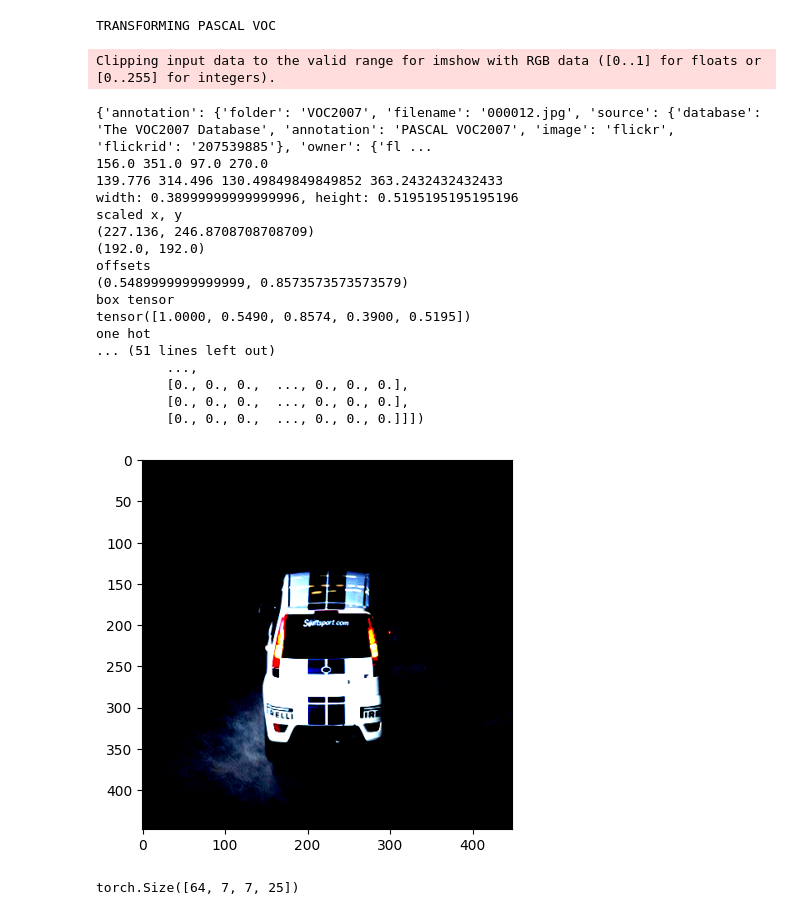
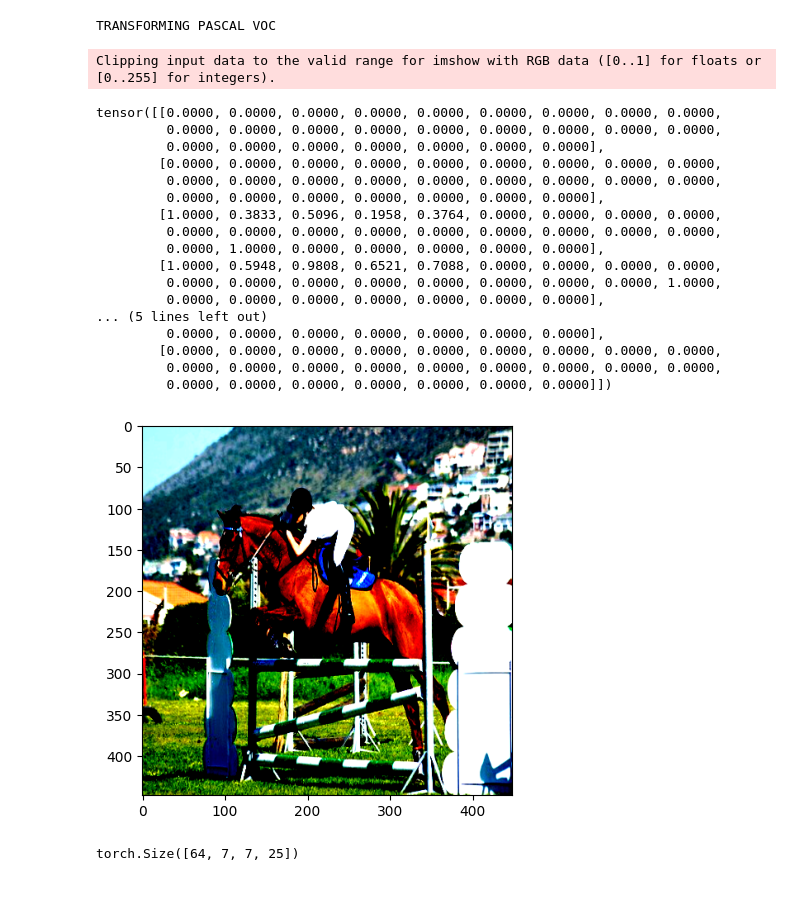
Before and after one commit to ericoericochen/yolov1-pascal-voc, a Jupyter notebook: train.ipynb, the cells around one changed output. Cells and saved outputs as stored; diff of their text form; code cells hidden in the pictures.

Commit message:
converted annotation to target

```diff
--- a/train.ipynb
+++ b/train.ipynb
@@ -26,32 +26,32 @@ voc_train = dataset.PascalVOC(pascal_voc=pascal_voc_train)
 # %% [output]
 TRANSFORMING PASCAL VOC
 # %%
-img, target = voc_train[0]
+img, target = voc_train[1]
 
 img = img.permute((1, 2, 0))
 plt.imshow(img)
 
-print(target)
+print(target[3])
 # %% [output]
 Clipping input data to the valid range for imshow with RGB data ([0..1] for floats or [0..255] for integers).
-{'annotation': {'folder': 'VOC2007', 'filename': '000012.jpg', 'source': {'database': 'The VOC2007 Database', 'annotation': 'PASCAL VOC2007', 'image': 'flickr', 'flickrid': '207539885'}, 'owner': {'fl ...
-156.0 351.0 97.0 270.0
-139.776 314.496 130.49849849849852 363.2432432432433
-width: 0.38999999999999996, height: 0.5195195195195196
-scaled x, y
-(227.136, 246.8708708708709)
-(192.0, 192.0)
-offsets
-(0.5489999999999999, 0.8573573573573579)
-box tensor
-tensor([1.0000, 0.5490, 0.8574, 0.3900, 0.5195])
-one hot
-... (51 lines left out)
-         ...,
-         [0., 0., 0.,  ..., 0., 0., 0.],
-         [0., 0., 0.,  ..., 0., 0., 0.],
-         [0., 0., 0.,  ..., 0., 0., 0.]]])
+tensor([[0.0000, 0.0000, 0.0000, 0.0000, 0.0000, 0.0000, 0.0000, 0.0000, 0.0000,
+         0.0000, 0.0000, 0.0000, 0.0000, 0.0000, 0.0000, 0.0000, 0.0000, 0.0000,
+         0.0000, 0.0000, 0.0000, 0.0000, 0.0000, 0.0000, 0.0000],
+        [0.0000, 0.0000, 0.0000, 0.0000, 0.0000, 0.0000, 0.0000, 0.0000, 0.0000,
+         0.0000, 0.0000, 0.0000, 0.0000, 0.0000, 0.0000, 0.0000, 0.0000, 0.0000,
+         0.0000, 0.0000, 0.0000, 0.0000, 0.0000, 0.0000, 0.0000],
+        [1.0000, 0.3833, 0.5096, 0.1958, 0.3764, 0.0000, 0.0000, 0.0000, 0.0000,
+         0.0000, 0.0000, 0.0000, 0.0000, 0.0000, 0.0000, 0.0000, 0.0000, 0.0000,
+         0.0000, 1.0000, 0.0000, 0.0000, 0.0000, 0.0000, 0.0000],
+        [1.0000, 0.5948, 0.9808, 0.6521, 0.7088, 0.0000, 0.0000, 0.0000, 0.0000,
+         0.0000, 0.0000, 0.0000, 0.0000, 0.0000, 0.0000, 0.0000, 0.0000, 1.0000,
+         0.0000, 0.0000, 0.0000, 0.0000, 0.0000, 0.0000, 0.0000],
+... (5 lines left out)
+         0.0000, 0.0000, 0.0000, 0.0000, 0.0000, 0.0000, 0.0000],
+        [0.0000, 0.0000, 0.0000, 0.0000, 0.0000, 0.0000, 0.0000, 0.0000, 0.0000,
+         0.0000, 0.0000, 0.0000, 0.0000, 0.0000, 0.0000, 0.0000, 0.0000, 0.0000,
+         0.0000, 0.0000, 0.0000, 0.0000, 0.0000, 0.0000, 0.0000]])
-[figure, old version]
+[figure, new version]
 # %%
 BATCH_SIZE = 64
 # %%
```
